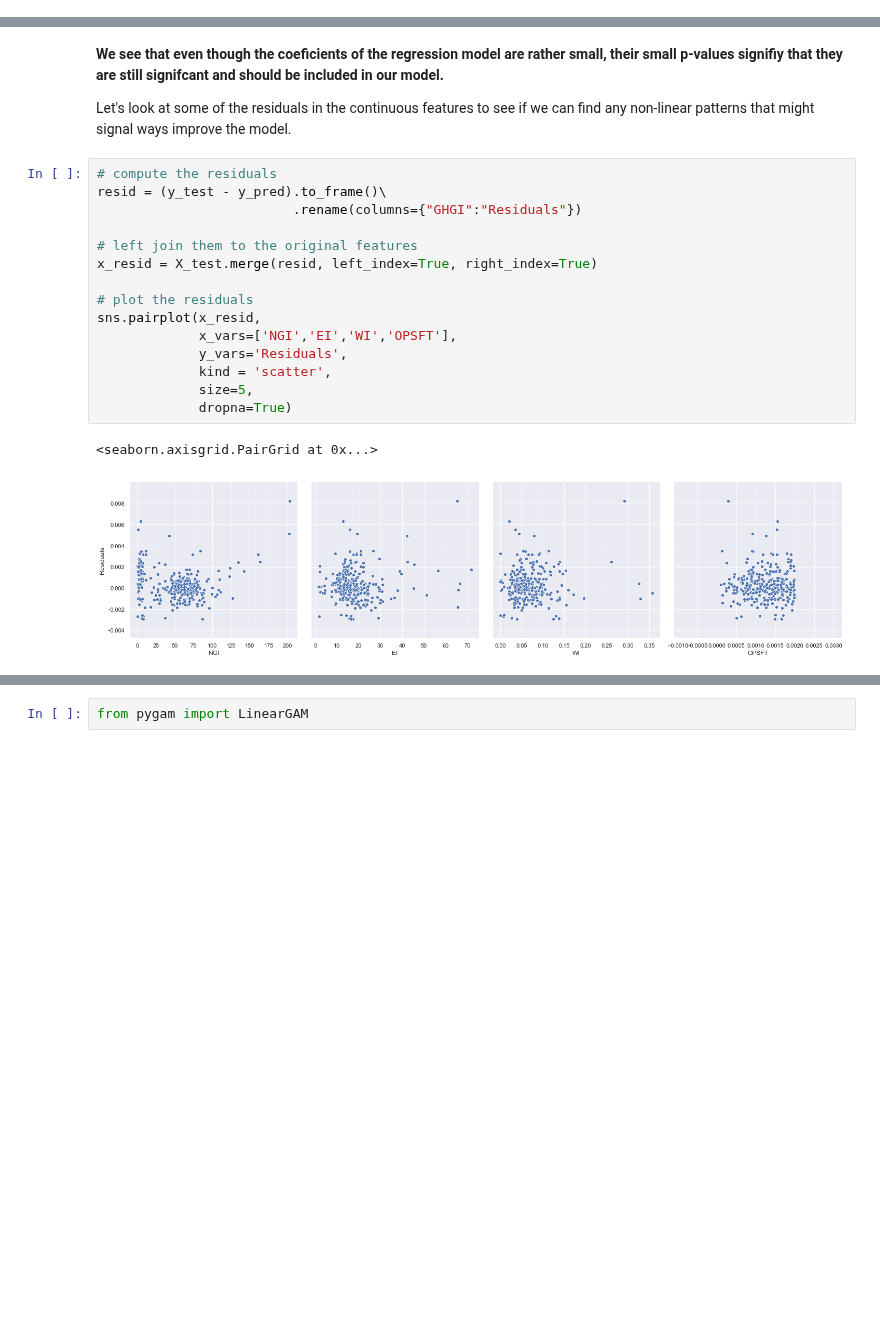
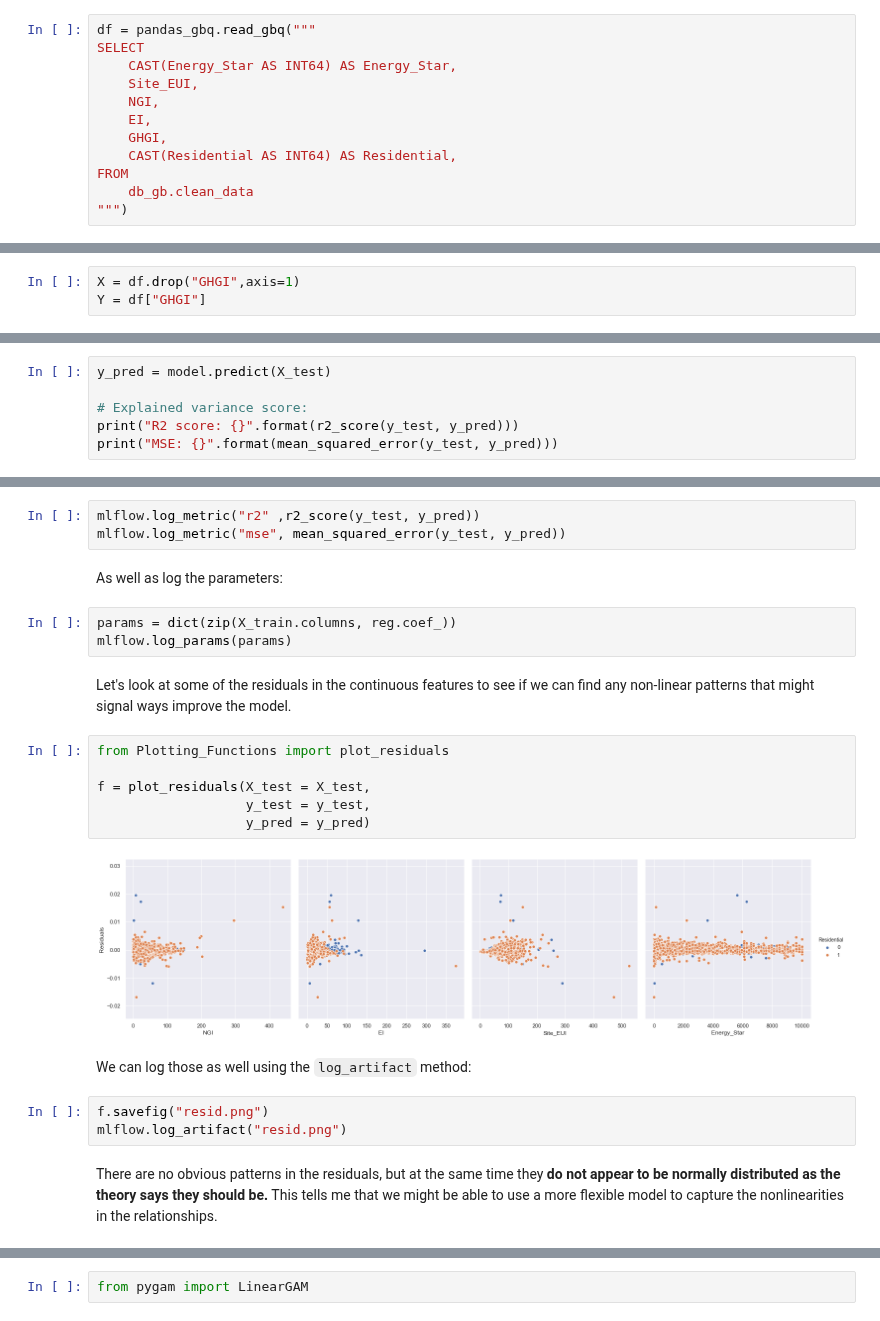
Before and after one commit to mdh266/NYCBuildingEnergyUse, a Jupyter notebook: GreenBuildings3.ipynb, the cells around one changed output, grey strips where cells are left out. Saved outputs shown, nothing was run; the diff lists cells and outputs as text; blank space fills up the shorter version.

```diff
--- a/GreenBuildings3.ipynb
+++ b/GreenBuildings3.ipynb
@@ -187,0 +113,12 @@ We can measure the p-values for coefficents by using Scikit-Learns's <a href="ht
+# %%
+df = pandas_gbq.read_gbq("""
+SELECT
+    CAST(Energy_Star AS INT64) AS Energy_Star,
+    Site_EUI,
+    NGI,
+    EI,
+    GHGI,
+    CAST(Residential AS INT64) AS Residential,
+FROM
+    db_gb.clean_data
+""")
@@ -187,0 +127,3 @@ We can measure the p-values for coefficents by using Scikit-Learns's <a href="ht
+# %%
+X = df.drop("GHGI",axis=1)
+Y = df["GHGI"]
@@ -187,0 +182,6 @@ We can measure the p-values for coefficents by using Scikit-Learns's <a href="ht
+# %%
+y_pred = model.predict(X_test)
+
+# Explained variance score:
+print("R2 score: {}".format(r2_score(y_test, y_pred)))
+print("MSE: {}".format(mean_squared_error(y_test, y_pred)))
@@ -202,22 +242,25 @@ Energy_Star's p-value : 0.0038616403718772807
+# %%
+mlflow.log_metric("r2" ,r2_score(y_test, y_pred))
+mlflow.log_metric("mse", mean_squared_error(y_test, y_pred))
+# %% [markdown]
+As well as log the parameters:
+# %%
+params = dict(zip(X_train.columns, reg.coef_))
+mlflow.log_params(params)
 # %% [markdown]
-**We see that even though the coeficients of the regression model are rather small, their small p-values signifiy that they are still signifcant and should be included in our model.**
-
 Let's look at some of the residuals in the continuous features to see if we can find any non-linear patterns that might signal ways improve the model.
-# %%
-# compute the residuals
-resid = (y_test - y_pred).to_frame()\
-                         .rename(columns={"GHGI":"Residuals"})
-
-# left join them to the original features
-x_resid = X_test.merge(resid, left_index=True, right_index=True)
-
-# plot the residuals
-sns.pairplot(x_resid,
-             x_vars=['NGI','EI','WI','OPSFT'],
-             y_vars='Residuals',
-             kind = 'scatter',
-             size=5,
-             dropna=True)
-# %% [output]
-<seaborn.axisgrid.PairGrid at 0x...>
-[figure, removed]
+# %%
+from Plotting_Functions import plot_residuals
+
+f = plot_residuals(X_test = X_test,
+                   y_test = y_test,
+                   y_pred = y_pred)
+# %% [output]
+[figure, added]
+# %% [markdown]
+We can log those as well using the `log_artifact` method:
+# %%
+f.savefig("resid.png")
+mlflow.log_artifact("resid.png")
+# %% [markdown]
+There are no obvious patterns in the residuals, but at the same time they **do not appear to be normally distributed as the theory says they should be.**  This tells me that we might be able to use a more flexible model to capture the nonlinearities in the relationships.
```
Also changed, not shown: parts of 114 cells of this notebook, 1 other file.
